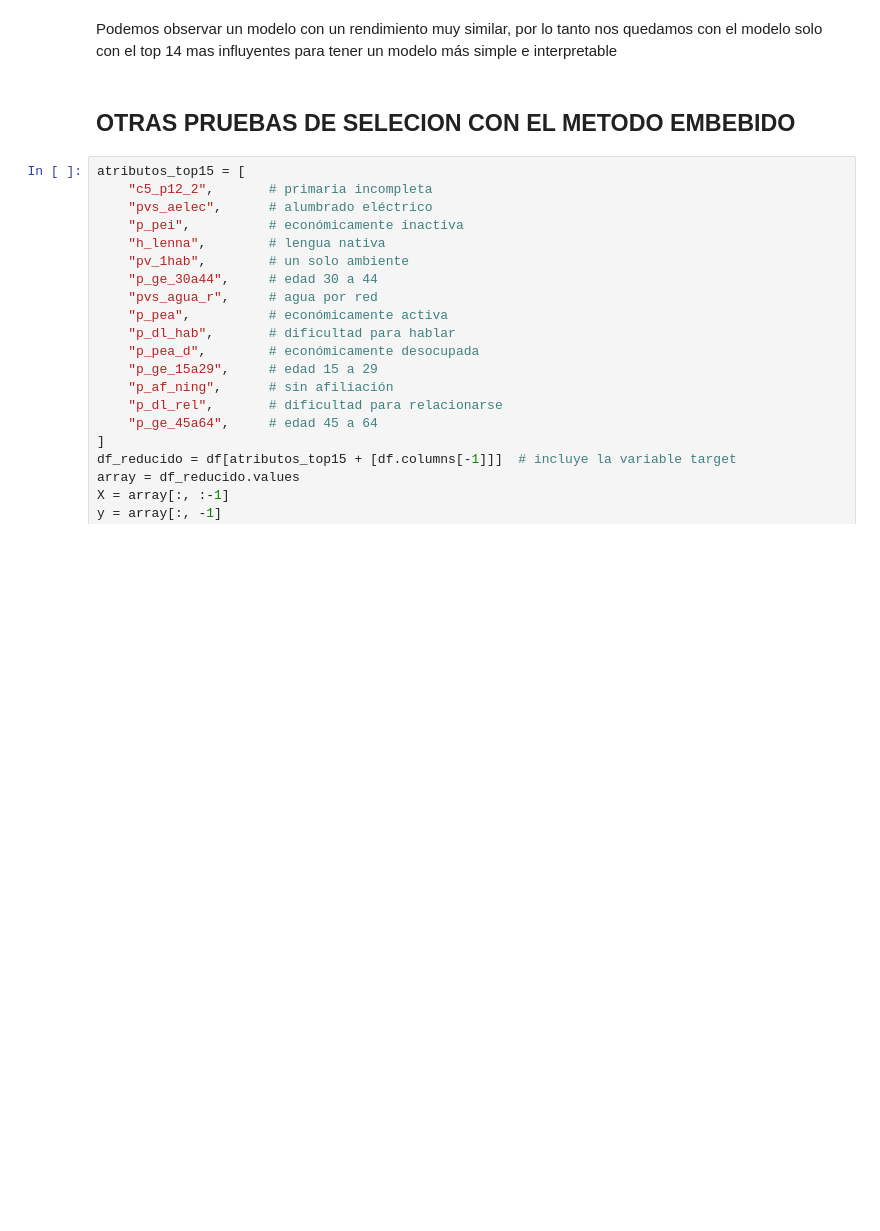
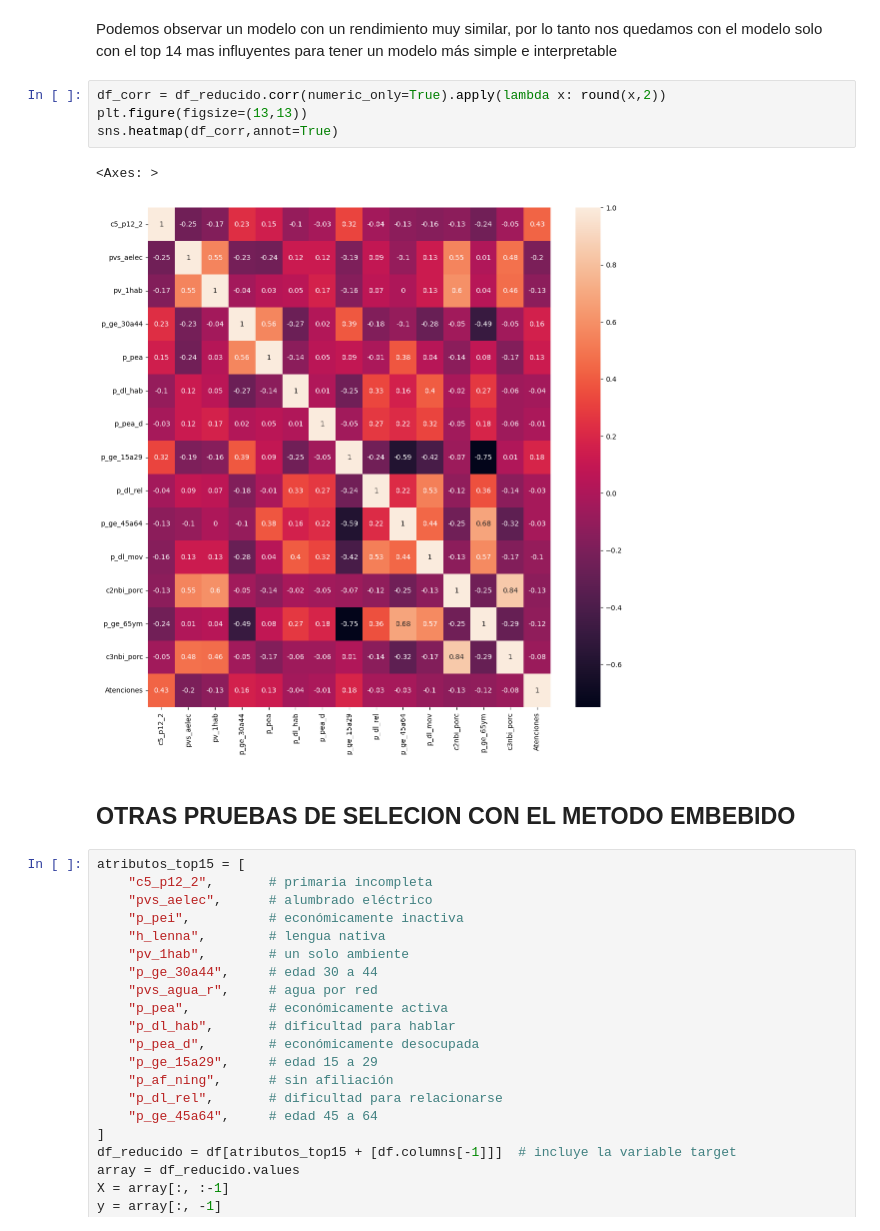
Before and after one commit to jflxx/TA-SALUD_MENTAL, a Jupyter notebook: TA_IA.ipynb, the cells around one changed output. Cells and saved outputs as stored; diff of their text form; blank space fills up the shorter version.

```diff
--- a/TA_IA.ipynb
+++ b/TA_IA.ipynb
@@ -473,5 +473,12 @@ plt.show()
 # %% [markdown]
 Podemos observar un modelo con un rendimiento muy similar, por lo tanto nos quedamos con el modelo solo con el top 14 mas influyentes para tener un modelo más simple e interpretable
+# %%
+df_corr = df_reducido.corr(numeric_only=True).apply(lambda x: round(x,2))
+plt.figure(figsize=(13,13))
+sns.heatmap(df_corr,annot=True)
+# %% [output]
+<Axes: >
+[figure, added]
 # %% [markdown]
 ## OTRAS PRUEBAS DE SELECION CON EL METODO EMBEBIDO
 # %%
```
Also changed, not shown: parts of 2 cells of this notebook.
